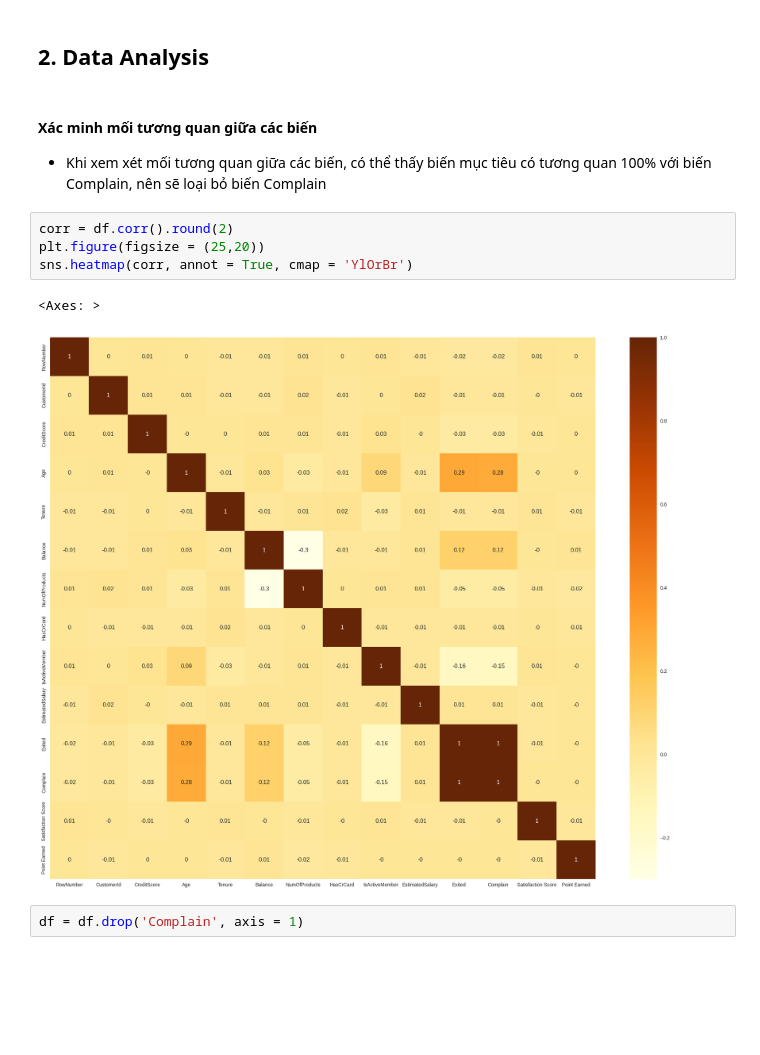
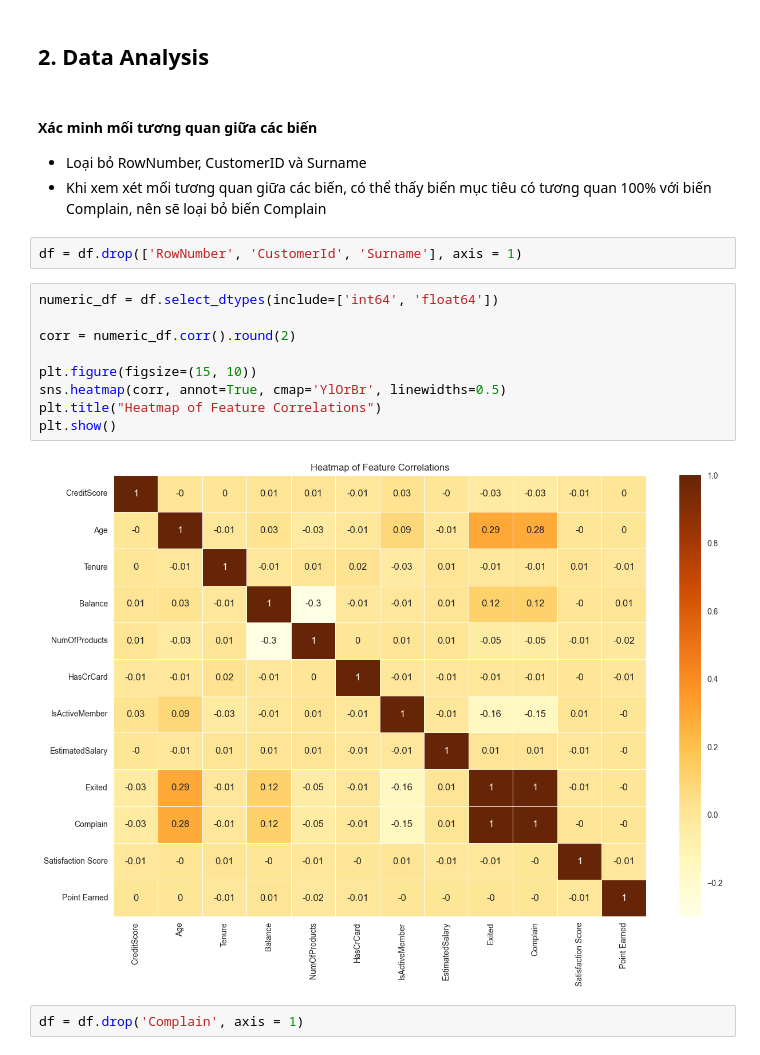
Before and after one commit to NDB512/data-mining, a Jupyter notebook: .ipynb, the cells around one changed output. Cells and saved outputs as stored; diff of their text form; blank space fills up the shorter version.

```diff
--- a/.ipynb
+++ b/.ipynb
@@ -134,14 +134,21 @@ dtype: float64
 ## 2. Data Analysis
 # %% [markdown]
 #### Xác minh mối tương quan giữa các biến
+- Loại bỏ RowNumber, CustomerID và Surname
 - Khi xem xét mối tương quan giữa các biến, có thể thấy biến mục tiêu có tương quan 100% với biến Complain, nên sẽ loại bỏ biến Complain
+# %%
+df = df.drop(['RowNumber', 'CustomerId', 'Surname'], axis = 1)
 # %%
-corr = df.corr().round(2)
-plt.figure(figsize = (25,20))
-sns.heatmap(corr, annot = True, cmap = 'YlOrBr')
+numeric_df = df.select_dtypes(include=['int64', 'float64'])
+
+corr = numeric_df.corr().round(2)
+
+plt.figure(figsize=(15, 10))
+sns.heatmap(corr, annot=True, cmap='YlOrBr', linewidths=0.5)
+plt.title("Heatmap of Feature Correlations")
+plt.show()
 # %% [output]
-<Axes: >
-[figure, old version]
+[figure, new version]
 # %%
 df = df.drop('Complain', axis = 1)
 # %% [markdown]
```
Also changed, not shown: parts of 32 cells of this notebook, 6 other files.
